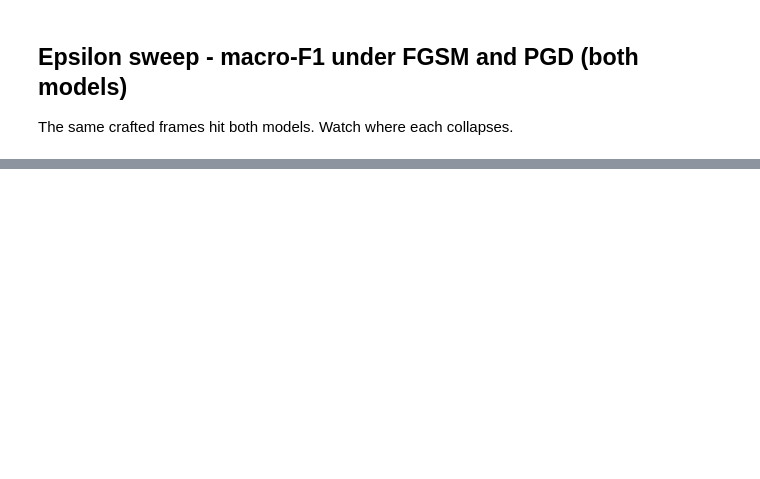
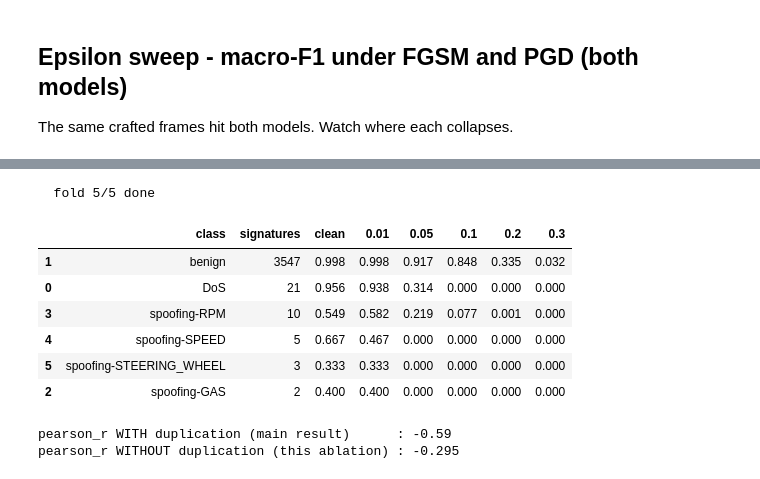
Before and after one commit to yulangalagoda/adversec, a Jupyter notebook: notebooks/04_adversarial_attacks.ipynb, the cells around one changed output, grey strips where cells are left out. Saved outputs shown, nothing was run; the diff lists cells and outputs as text; code cells hidden in the pictures; blank space fills up the shorter version.

```diff
--- a/notebooks/04_adversarial_attacks.ipynb
+++ b/notebooks/04_adversarial_attacks.ipynb
@@ -75,0 +300,26 @@ for name in DATASETS:
+# %%
+print('=== ciciov2024: ablation -- same 5-fold per-class PGD CV, WITHOUT the light-duplication convergence crutch ===')
+strict_cic = pd.read_csv(config.PROCESSED_DIR / 'ciciov2024_strict.csv')
+classes_cic = cv_classes['ciciov2024']
+sig_cic = cv_sig['ciciov2024']
+
+res_no_dup = crossval_perclass_robustness(
+    strict_cic, FEATURES, classes_cic, config.FGSM_EPSILONS,
+    attack='pgd', n_splits=5, device=DEVICE, use_duplication=False,
+)
+
+rows = []
+for i, c in enumerate(classes_cic):
+    row = {'class': c, 'signatures': int(sig_cic.get(c, 0))}
+    for e in ['clean'] + config.FGSM_EPSILONS:
+        row[str(e)] = round(float(np.mean(res_no_dup[e][i])), 3)
+    rows.append(row)
+display(pd.DataFrame(rows).sort_values('signatures', ascending=False))
+
+cfg_cic = config.load_dataset_config('ciciov2024')
+dist_no_dup = distance_to_benign('ciciov2024', res_no_dup, classes_cic, sig_cic, benign_label=cfg_cic['benign_label'])
+
+dist_with_dup = json.loads((config.RESULTS_DIR / 'ciciov2024_adversarial_results.json').read_text())['mechanism_distance_to_benign']
+print(f"\npearson_r WITH duplication (main result)      : {dist_with_dup['pearson_r']}")
+print(f"pearson_r WITHOUT duplication (this ablation) : {dist_no_dup['pearson_r']}")
+# %% [output]
@@ -75,0 +386,10 @@ for name in DATASETS:
+  fold 5/5 done
+|  | class | signatures | clean | 0.01 | 0.05 | 0.1 | 0.2 | 0.3 |
+| 1 | benign | 3547 | 0.998 | 0.998 | 0.917 | 0.848 | 0.335 | 0.032 |
+| 0 | DoS | 21 | 0.956 | 0.938 | 0.314 | 0.000 | 0.000 | 0.000 |
+| 3 | spoofing-RPM | 10 | 0.549 | 0.582 | 0.219 | 0.077 | 0.001 | 0.000 |
+| 4 | spoofing-SPEED | 5 | 0.667 | 0.467 | 0.000 | 0.000 | 0.000 | 0.000 |
+| 5 | spoofing-STEERING_WHEEL | 3 | 0.333 | 0.333 | 0.000 | 0.000 | 0.000 | 0.000 |
+| 2 | spoofing-GAS | 2 | 0.400 | 0.400 | 0.000 | 0.000 | 0.000 | 0.000 |
+pearson_r WITH duplication (main result)      : -0.59
+pearson_r WITHOUT duplication (this ablation) : -0.295
```
Also changed, not shown: parts of 12 cells of this notebook, 45 other files.
